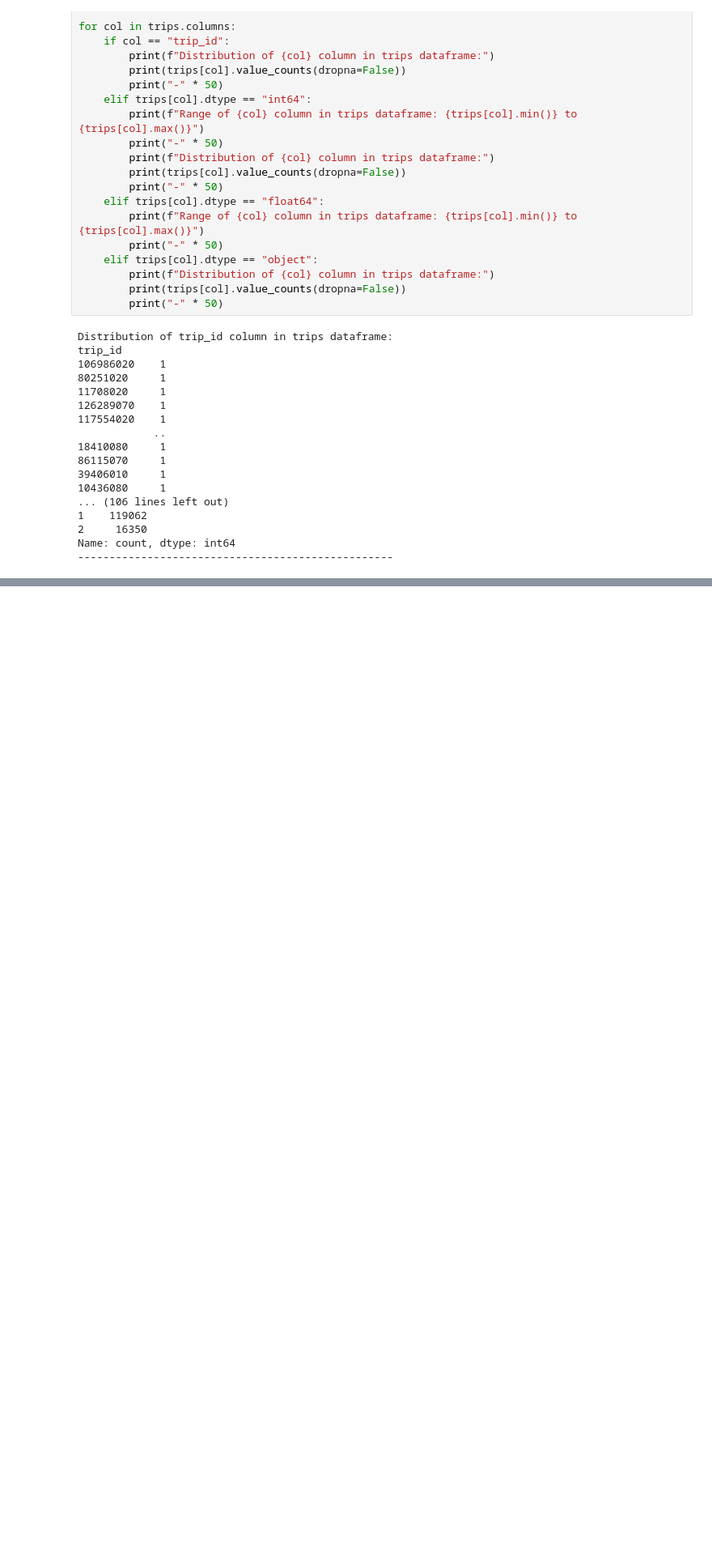
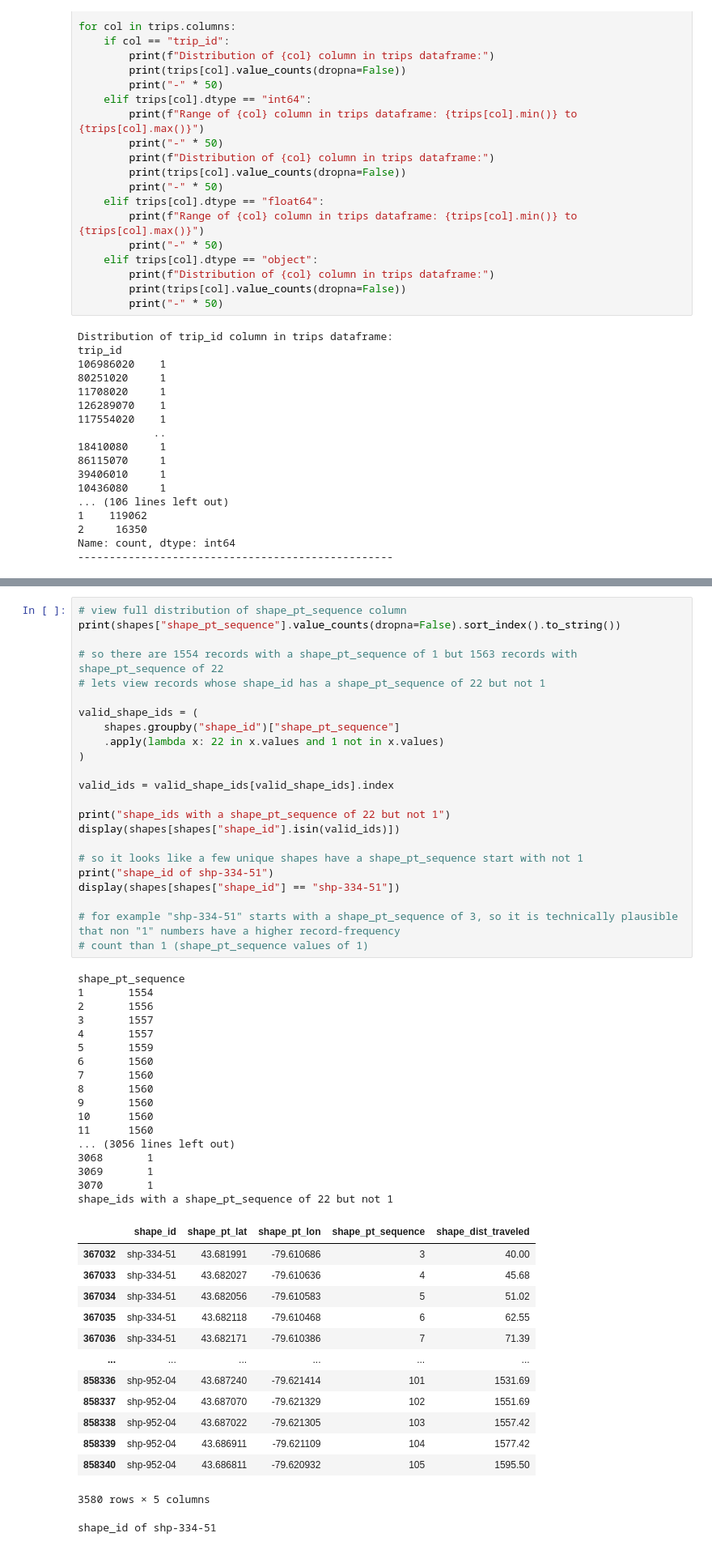
Before and after one commit to devslinky/TAL, a Jupyter notebook: GTFS_static_data_vis.ipynb, the cells around one changed output, grey strips where cells are left out. Shown at 81% size. Cells and saved outputs as stored; diff of their text form; blank space fills up the shorter version.

```diff
--- a/GTFS_static_data_vis.ipynb
+++ b/GTFS_static_data_vis.ipynb
@@ -729,0 +1429,55 @@ dtype: int64
+# %%
+# view full distribution of shape_pt_sequence column
+print(shapes["shape_pt_sequence"].value_counts(dropna=False).sort_index().to_string())
+
+# so there are 1554 records with a shape_pt_sequence of 1 but 1563 records with shape_pt_sequence of 22
+# lets view records whose shape_id has a shape_pt_sequence of 22 but not 1
+
+valid_shape_ids = (
+    shapes.groupby("shape_id")["shape_pt_sequence"]
+    .apply(lambda x: 22 in x.values and 1 not in x.values)
+)
+
+valid_ids = valid_shape_ids[valid_shape_ids].index
+
+print("shape_ids with a shape_pt_sequence of 22 but not 1")
+display(shapes[shapes["shape_id"].isin(valid_ids)])
+
+# so it looks like a few unique shapes have a shape_pt_sequence start with not 1
+print("shape_id of shp-334-51")
+display(shapes[shapes["shape_id"] == "shp-334-51"])
+
+# for example "shp-334-51" starts with a shape_pt_sequence of 3, so it is technically plausible that non "1" numbers have a higher record-frequency
+# count than 1 (shape_pt_sequence values of 1)
+# %% [output]
+shape_pt_sequence
+1       1554
+2       1556
+3       1557
+4       1557
+5       1559
+6       1560
+7       1560
+8       1560
+9       1560
+10      1560
+11      1560
+... (3056 lines left out)
+3068       1
+3069       1
+3070       1
+shape_ids with a shape_pt_sequence of 22 but not 1
+|  | shape_id | shape_pt_lat | shape_pt_lon | shape_pt_sequence | shape_dist_traveled |
+| 367032 | shp-334-51 | 43.681991 | -79.610686 | 3 | 40.00 |
+| 367033 | shp-334-51 | 43.682027 | -79.610636 | 4 | 45.68 |
+| 367034 | shp-334-51 | 43.682056 | -79.610583 | 5 | 51.02 |
+| 367035 | shp-334-51 | 43.682118 | -79.610468 | 6 | 62.55 |
+| 367036 | shp-334-51 | 43.682171 | -79.610386 | 7 | 71.39 |
+| ... | ... | ... | ... | ... | ... |
+| 858336 | shp-952-04 | 43.687240 | -79.621414 | 101 | 1531.69 |
+| 858337 | shp-952-04 | 43.687070 | -79.621329 | 102 | 1551.69 |
+| 858338 | shp-952-04 | 43.687022 | -79.621305 | 103 | 1557.42 |
+| 858339 | shp-952-04 | 43.686911 | -79.621109 | 104 | 1577.42 |
+| 858340 | shp-952-04 | 43.686811 | -79.620932 | 105 | 1595.50 |
+3580 rows × 5 columns
+shape_id of shp-334-51
```
Also changed, not shown: parts of 26 cells of this notebook.
